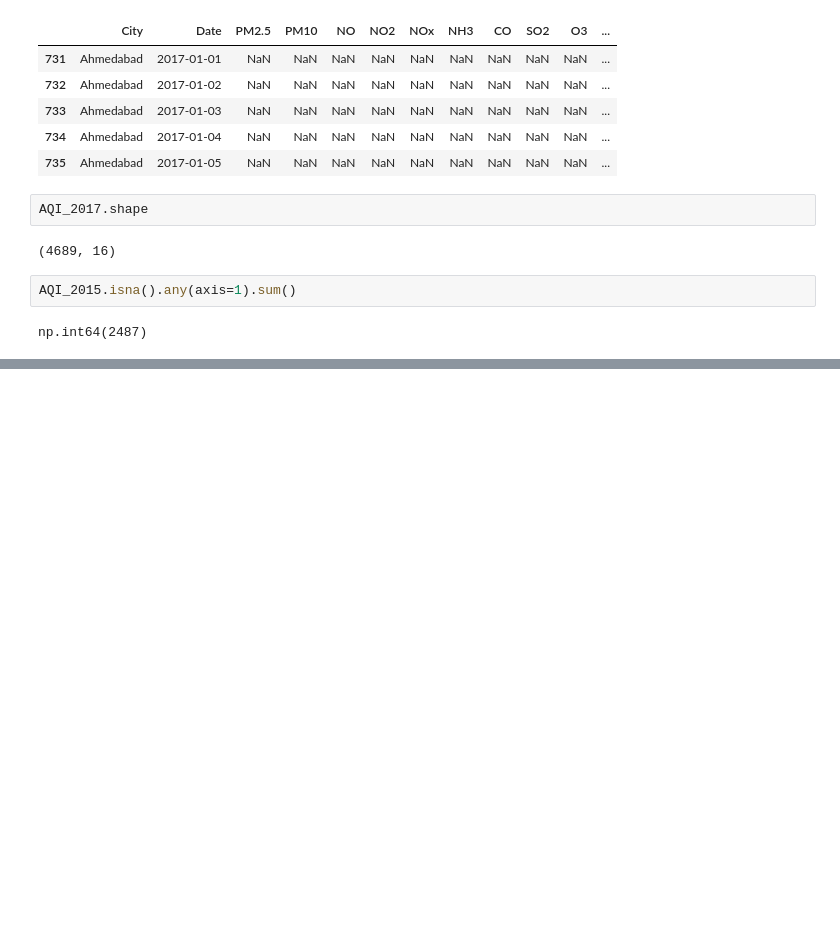
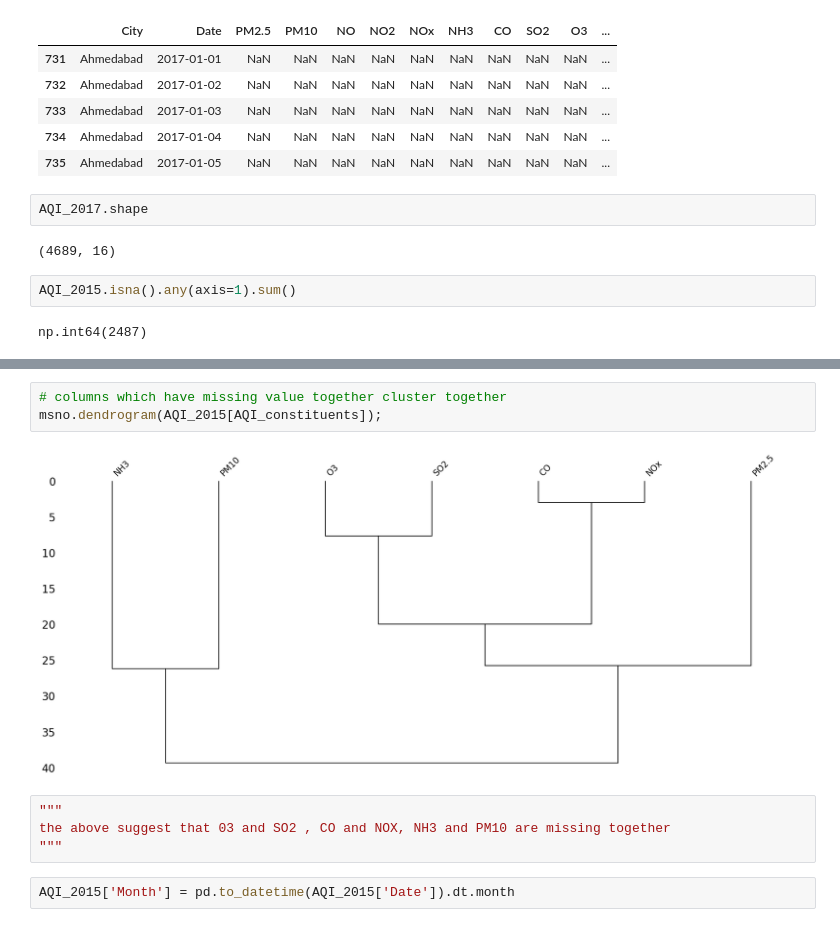
Before and after one commit to aravisv/asthma_aqi, a Jupyter notebook: asthma_aqi.ipynb, the cells around one changed output, grey strips where cells are left out. Drawn from its saved outputs; the diff is of its cells as text; blank space fills up the shorter version.

```diff
--- a/asthma_aqi.ipynb
+++ b/asthma_aqi.ipynb
@@ -191,0 +254,11 @@ There are 14 columns that have missing values.
+# %%
+# columns which have missing value together cluster together
+msno.dendrogram(AQI_2015[AQI_constituents]);
+# %% [output]
+[figure, added]
+# %%
+"""
+the above suggest that 03 and SO2 , CO and NOX, NH3 and PM10 are missing together
+"""
+# %%
+AQI_2015['Month'] = pd.to_datetime(AQI_2015['Date']).dt.month
```
Also changed, not shown: parts of 38 cells of this notebook, 1 other file.
